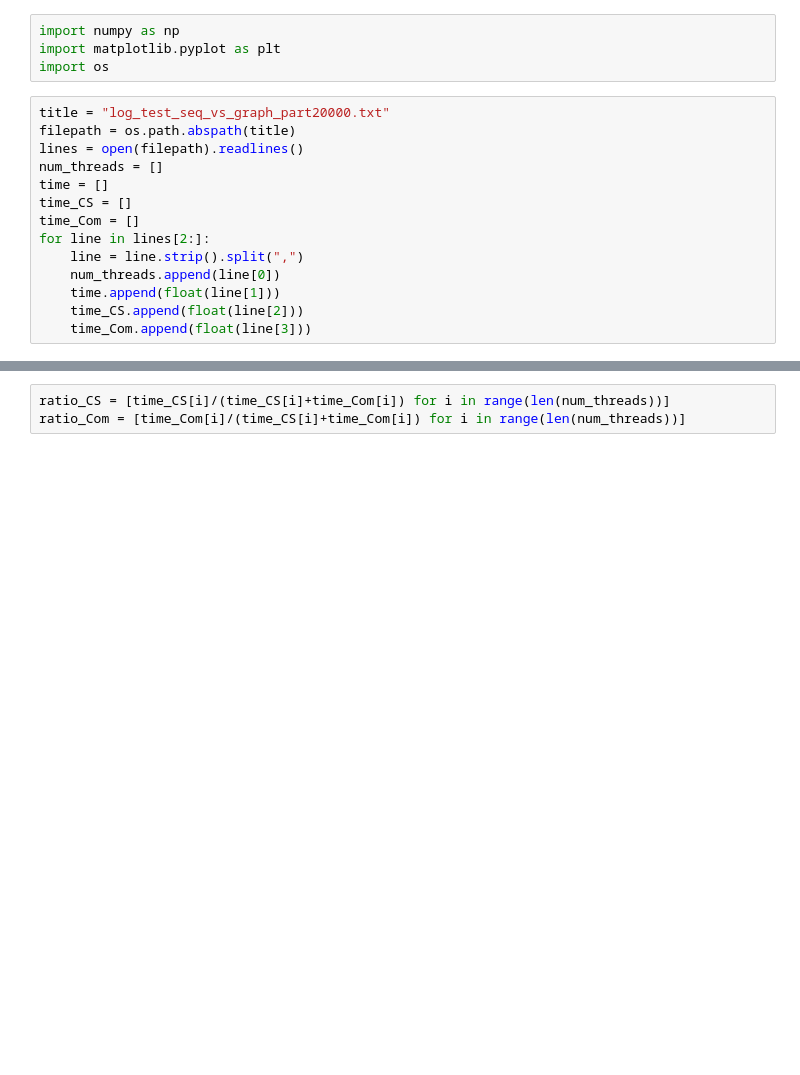
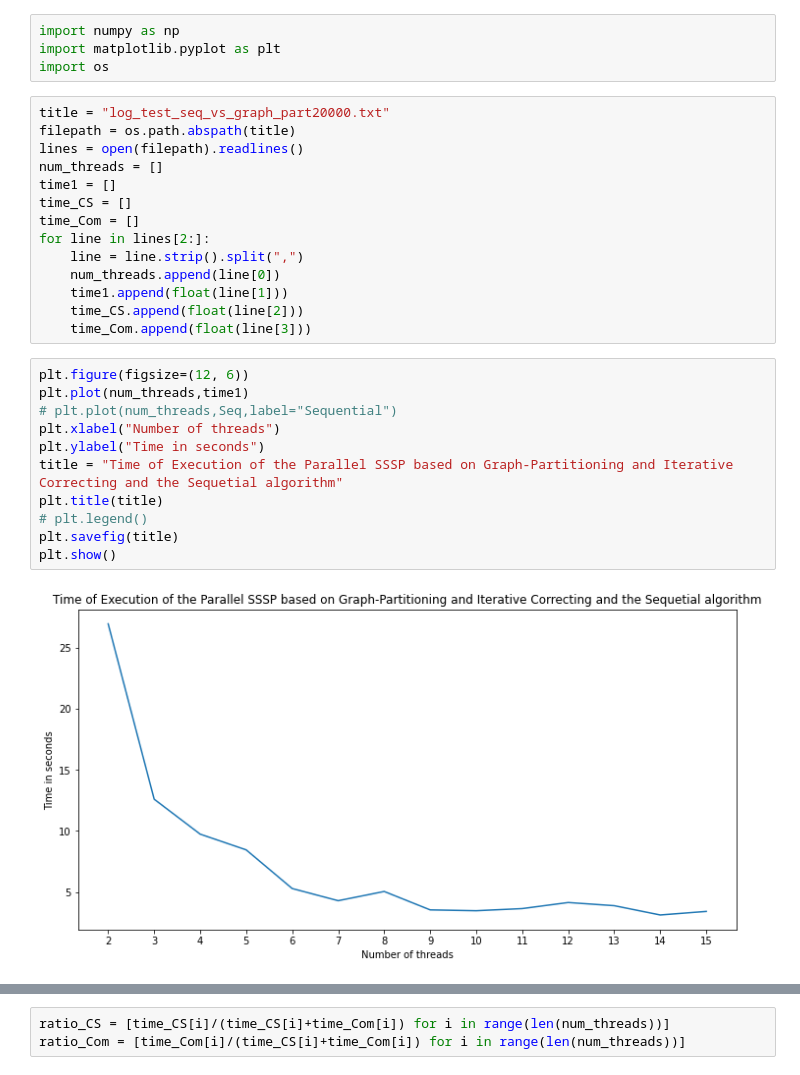
Before and after one commit to diego1401/DistributedSystemsProject, a Jupyter notebook: Plots.ipynb, the cells around one changed output, grey strips where cells are left out. Drawn from its saved outputs; the diff is of its cells as text; blank space fills up the shorter version.

```diff
--- a/Plots.ipynb
+++ b/Plots.ipynb
@@ -7,12 +7,25 @@ title = "log_test_seq_vs_graph_part20000.txt"
 filepath = os.path.abspath(title)
 lines = open(filepath).readlines()
 num_threads = []
-time = []
+time1 = []
 time_CS = []
 time_Com = []
 for line in lines[2:]:
     line = line.strip().split(",")
     num_threads.append(line[0])
-    time.append(float(line[1]))
+    time1.append(float(line[1]))
     time_CS.append(float(line[2]))
     time_Com.append(float(line[3]))
+# %%
+plt.figure(figsize=(12, 6))
+plt.plot(num_threads,time1)
+# plt.plot(num_threads,Seq,label="Sequential")
+plt.xlabel("Number of threads")
+plt.ylabel("Time in seconds")
+title = "Time of Execution of the Parallel SSSP based on Graph-Partitioning and Iterative Correcting and the Sequetial algorithm"
+plt.title(title)
+# plt.legend()
+plt.savefig(title)
+plt.show()
+# %% [output]
+[figure, added]
```
Also changed, not shown: parts of 4 cells of this notebook, 10 other files.
